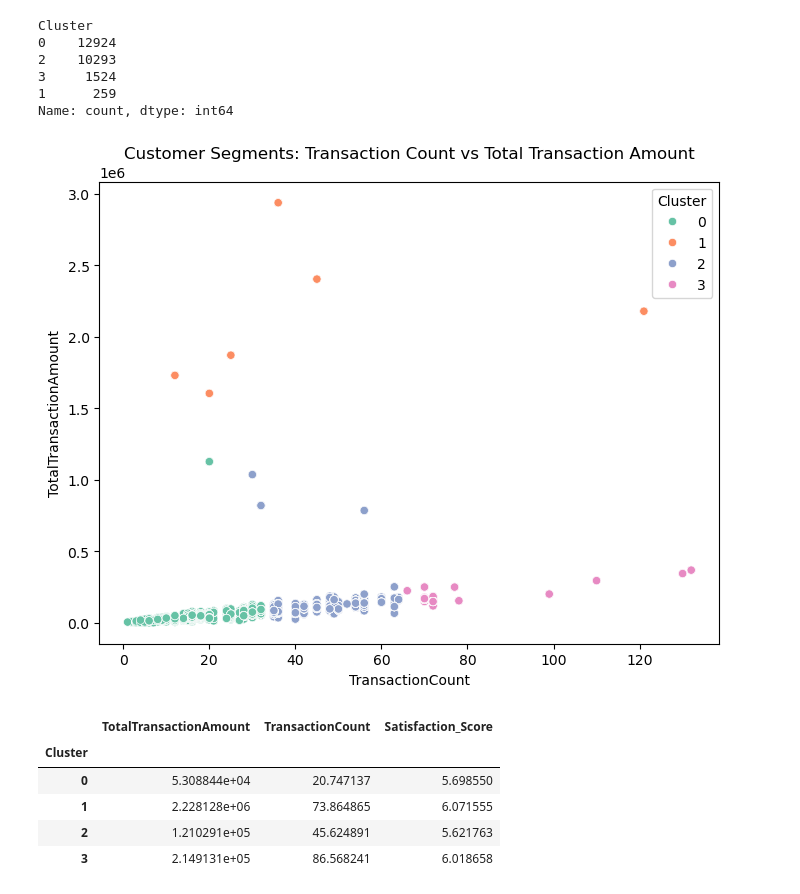
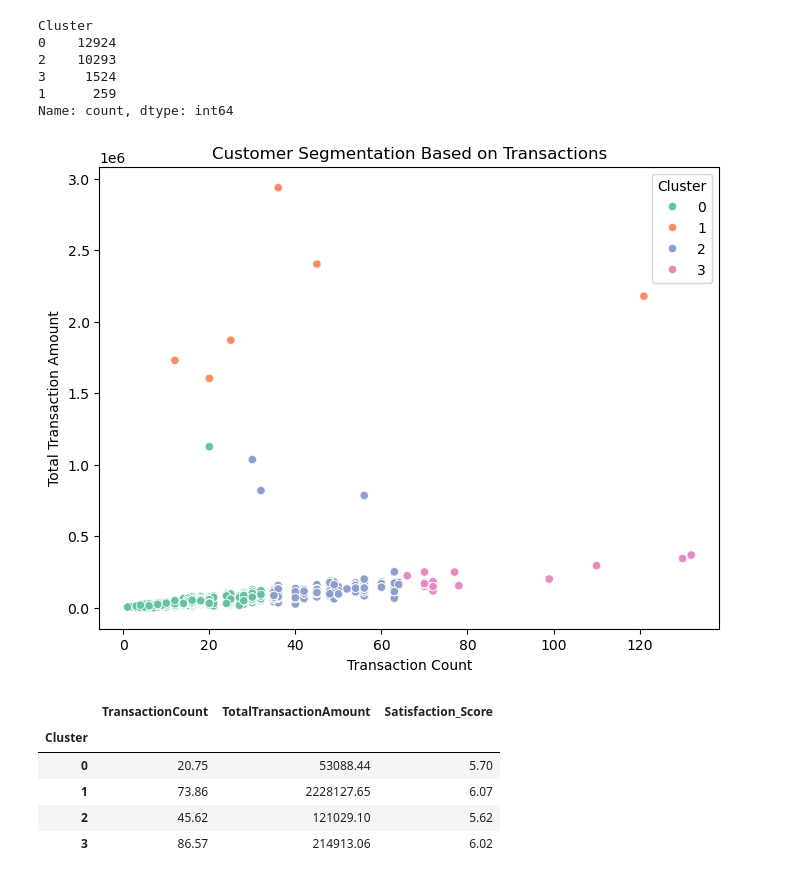
Before and after one commit to edsa24/HM-Week-3, a Jupyter notebook: Homework Project Clustering and Segmentation/Finmark_Clustering_Segmentation.ipynb, the cells around one changed output. Saved outputs shown, nothing was run; the diff lists cells and outputs as text; code cells hidden in the pictures.

```diff
--- a/Homework Project Clustering and Segmentation/Finmark_Clustering_Segmentation.ipynb
+++ b/Homework Project Clustering and Segmentation/Finmark_Clustering_Segmentation.ipynb
@@ -95,27 +137,34 @@ Cluster
 1      259
 Name: count, dtype: int64
 # %%
-#Visualize Cluster
 plt.figure(figsize=(8,6))
 sns.scatterplot(
     data=df,
     x='TransactionCount',
     y='TotalTransactionAmount',
     hue='Cluster',
     palette='Set2'
 )
-plt.title("Customer Segments: Transaction Count vs Total Transaction Amount")
+
+plt.title("Customer Segmentation Based on Transactions")
+plt.xlabel("Transaction Count")
+plt.ylabel("Total Transaction Amount")
 plt.show()
 # %% [output]
-[figure, old version]
+[figure, new version]
 # %%
 #Analyze Cluster Profiles
-cluster_summary = df.groupby('Cluster')[features].mean()
-cluster_summary
+cluster_avg = df.groupby('Cluster')[[
+    'TransactionCount',
+    'TotalTransactionAmount',
+    'Satisfaction_Score'
+]].mean().round(2)
+
+cluster_avg
 # %% [output]
-|  | TotalTransactionAmount | TransactionCount | Satisfaction_Score |
+|  | TransactionCount | TotalTransactionAmount | Satisfaction_Score |
 | Cluster |  |  |  |
-| 0 | 5.308844e+04 | 20.747137 | 5.698550 |
-| 1 | 2.228128e+06 | 73.864865 | 6.071555 |
-| 2 | 1.210291e+05 | 45.624891 | 5.621763 |
-| 3 | 2.149131e+05 | 86.568241 | 6.018658 |
+| 0 | 20.75 | 53088.44 | 5.70 |
+| 1 | 73.86 | 2228127.65 | 6.07 |
+| 2 | 45.62 | 121029.10 | 5.62 |
+| 3 | 86.57 | 214913.06 | 6.02 |
```
Also changed, not shown: parts of 6 cells of this notebook.
